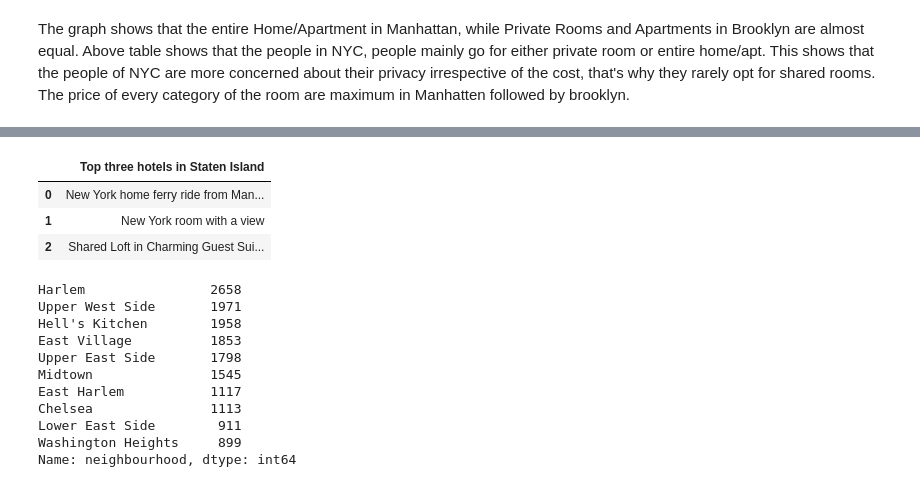
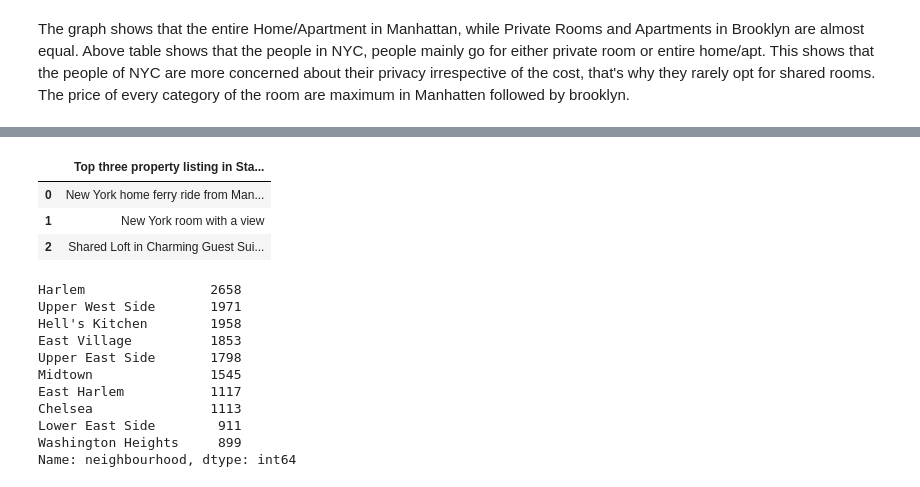
Before and after one commit to shubham-bhadouria/Airbnb--data-analysis, a Jupyter notebook: Shubham_Bhadouria_Airbnb_Bookings_Analysis_Capstone_Project.ipynb, the cells around one changed output, grey strips where cells are left out. Drawn from its saved outputs; the diff is of its cells as text; code cells hidden in the pictures.

```diff
--- a/Shubham_Bhadouria_Airbnb_Bookings_Analysis_Capstone_Project.ipynb
+++ b/Shubham_Bhadouria_Airbnb_Bookings_Analysis_Capstone_Project.ipynb
@@ -267,15 +281,16 @@ Bronx_top_3_hotels
 | 1 | Room with a View |
 | 2 | Cozy home away from home |
 # %%
-# Top three hotels in Staten Island
-Staten_Island_top_3_hotels = Staten_Island_df['name'].value_counts().head(3)
-Staten_Island_top_3_hotels=pd.DataFrame(Staten_Island_top_3_hotels)
-Staten_Island_top_3_hotels.reset_index(inplace=True)
-Staten_Island_top_3_hotels.rename(columns={'index':'Top three hotels in Staten Island'}, inplace=True)
-Staten_Island_top_3_hotels.drop(['name'],axis= 1 ,inplace= True)
-Staten_Island_top_3_hotels
+# Top three property listing in Staten Island
+Staten_Island_top_3_property_listing = Staten_Island_df.loc[~Staten_Island_df['name'].isna(),'name']    # since name column has null values, therefore creating a dataframe in which column('name') has non-null values only
+Staten_Island_top_3_property_listing = Staten_Island_top_3_property_listing.value_counts().head(3)
+Staten_Island_top_3_property_listing=pd.DataFrame(Staten_Island_top_3_property_listing)
+Staten_Island_top_3_property_listing.reset_index(inplace=True)
+Staten_Island_top_3_property_listing.rename(columns={'index':'Top three property listing in Staten Island'}, inplace=True)
+Staten_Island_top_3_property_listing.drop(['name'],axis= 1 ,inplace= True)
+Staten_Island_top_3_property_listing
 # %% [output]
-|  | Top three hotels in Staten Island |
+|  | Top three property listing in Sta... |
 | 0 | New York home ferry ride from Man... |
 | 1 | New York room with a view |
 | 2 | Shared Loft in Charming Guest Sui... |
```
Also changed, not shown: parts of 8 cells of this notebook.
